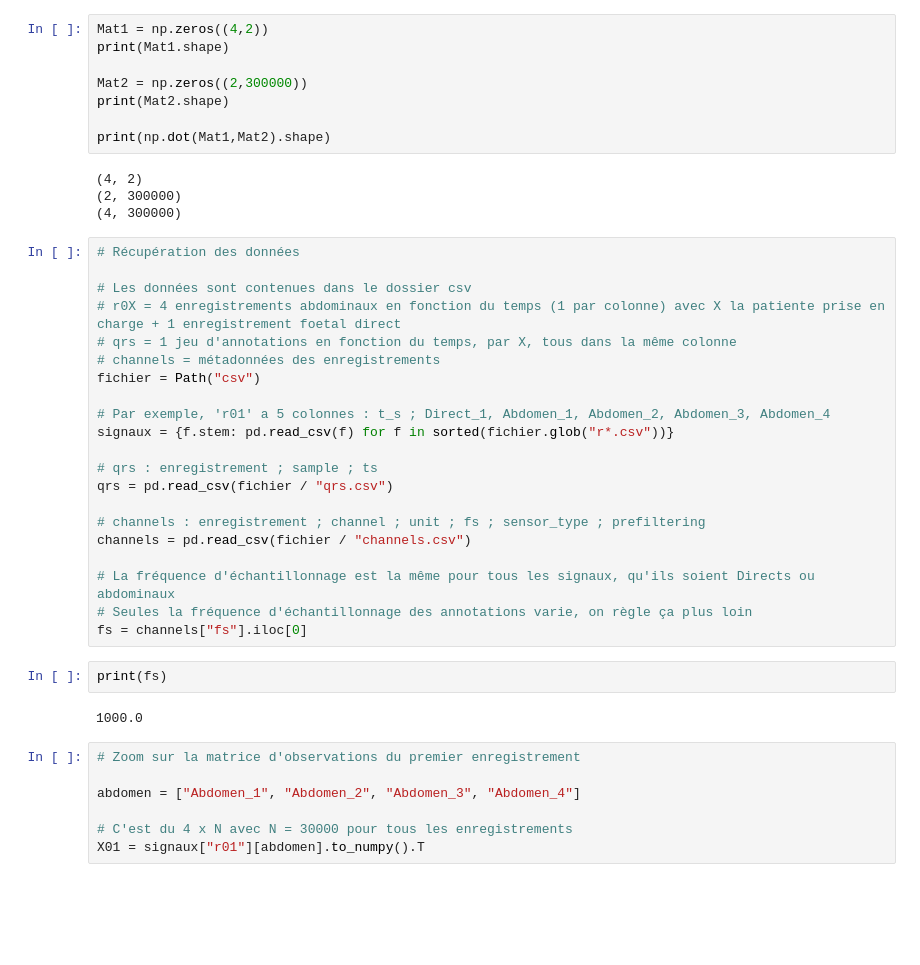
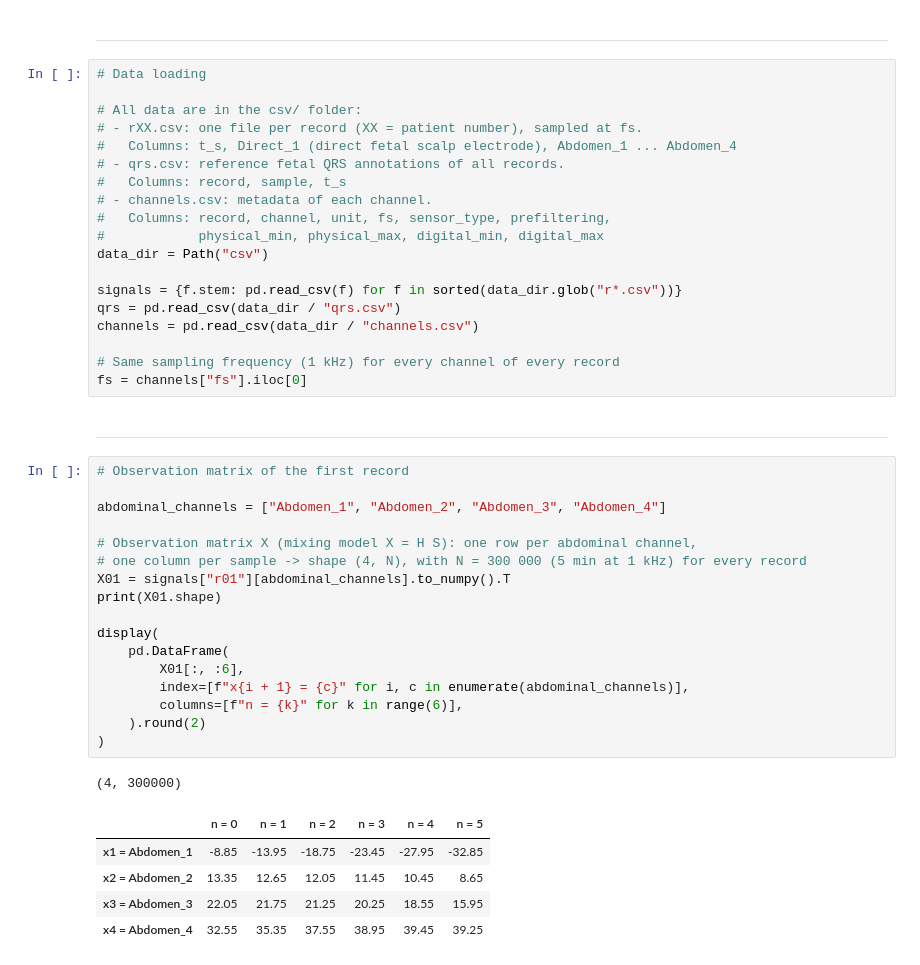
Before and after one commit to MorganSantalucia/Bio-Inspired-AI-project----Morgan-SANTALUCIA-Owen-LE-DILY, a Jupyter notebook: BSS Project.ipynb, the cells around one changed output. Saved outputs shown, nothing was run; the diff lists cells and outputs as text; blank space fills up the shorter version.

```diff
--- a/BSS Project.ipynb
+++ b/BSS Project.ipynb
@@ -11,44 +27,47 @@ from sklearn.decomposition import FastICA
-# %%
-Mat1 = np.zeros((4,2))
-print(Mat1.shape)
-
-Mat2 = np.zeros((2,300000))
-print(Mat2.shape)
-
-print(np.dot(Mat1,Mat2).shape)
-# %% [output]
-(4, 2)
-(2, 300000)
-(4, 300000)
+# %% [markdown]
+---
 # %%
-# Récupération des données
+# Data loading
 
-# Les données sont contenues dans le dossier csv
-# r0X = 4 enregistrements abdominaux en fonction du temps (1 par colonne) avec X la patiente prise en charge + 1 enregistrement foetal direct
-# qrs = 1 jeu d'annotations en fonction du temps, par X, tous dans la même colonne
-# channels = métadonnées des enregistrements
-fichier = Path("csv")
+# All data are in the csv/ folder:
+# - rXX.csv: one file per record (XX = patient number), sampled at fs.
+#   Columns: t_s, Direct_1 (direct fetal scalp electrode), Abdomen_1 ... Abdomen_4
+# - qrs.csv: reference fetal QRS annotations of all records.
+#   Columns: record, sample, t_s
+# - channels.csv: metadata of each channel.
+#   Columns: record, channel, unit, fs, sensor_type, prefiltering,
+#            physical_min, physical_max, digital_min, digital_max
+data_dir = Path("csv")
 
-# Par exemple, 'r01' a 5 colonnes : t_s ; Direct_1, Abdomen_1, Abdomen_2, Abdomen_3, Abdomen_4
-signaux = {f.stem: pd.read_csv(f) for f in sorted(fichier.glob("r*.csv"))}
+signals = {f.stem: pd.read_csv(f) for f in sorted(data_dir.glob("r*.csv"))}
+qrs = pd.read_csv(data_dir / "qrs.csv")
+channels = pd.read_csv(data_dir / "channels.csv")
 
-# qrs : enregistrement ; sample ; ts
-qrs = pd.read_csv(fichier / "qrs.csv")
-
-# channels : enregistrement ; channel ; unit ; fs ; sensor_type ; prefiltering
-channels = pd.read_csv(fichier / "channels.csv")
-
-# La fréquence d'échantillonnage est la même pour tous les signaux, qu'ils soient Directs ou abdominaux
-# Seules la fréquence d'échantillonnage des annotations varie, on règle ça plus loin
+# Same sampling frequency (1 kHz) for every channel of every record
 fs = channels["fs"].iloc[0]
-# %%
-print(fs)
-# %% [output]
-1000.0
+# %% [markdown]
+---
 # %%
-# Zoom sur la matrice d'observations du premier enregistrement
+# Observation matrix of the first record
 
-abdomen = ["Abdomen_1", "Abdomen_2", "Abdomen_3", "Abdomen_4"]
+abdominal_channels = ["Abdomen_1", "Abdomen_2", "Abdomen_3", "Abdomen_4"]
 
-# C'est du 4 x N avec N = 30000 pour tous les enregistrements
-X01 = signaux["r01"][abdomen].to_numpy().T
+# Observation matrix X (mixing model X = H S): one row per abdominal channel,
+# one column per sample -> shape (4, N), with N = 300 000 (5 min at 1 kHz) for every record
+X01 = signals["r01"][abdominal_channels].to_numpy().T
+print(X01.shape)
+
+display(
+    pd.DataFrame(
+        X01[:, :6],
+        index=[f"x{i + 1} = {c}" for i, c in enumerate(abdominal_channels)],
+        columns=[f"n = {k}" for k in range(6)],
+    ).round(2)
+)
+# %% [output]
+(4, 300000)
+|  | n = 0 | n = 1 | n = 2 | n = 3 | n = 4 | n = 5 |
+| x1 = Abdomen_1 | -8.85 | -13.95 | -18.75 | -23.45 | -27.95 | -32.85 |
+| x2 = Abdomen_2 | 13.35 | 12.65 | 12.05 | 11.45 | 10.45 | 8.65 |
+| x3 = Abdomen_3 | 22.05 | 21.75 | 21.25 | 20.25 | 18.55 | 15.95 |
+| x4 = Abdomen_4 | 32.55 | 35.35 | 37.55 | 38.95 | 39.45 | 39.25 |
```
Also changed, not shown: parts of 20 cells of this notebook.
